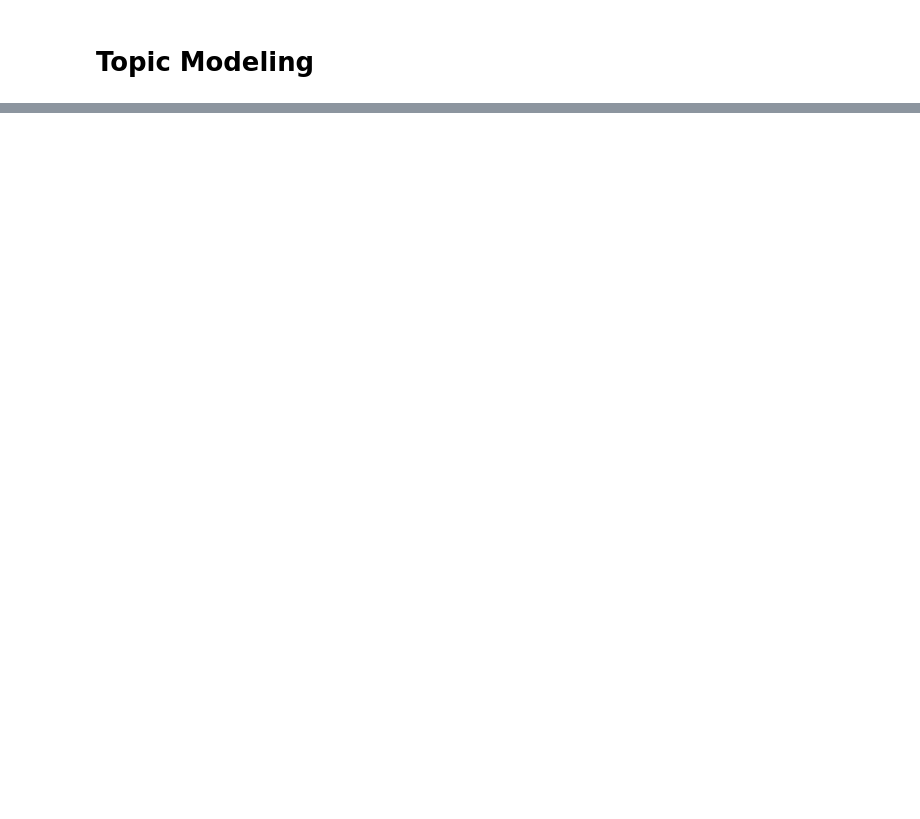
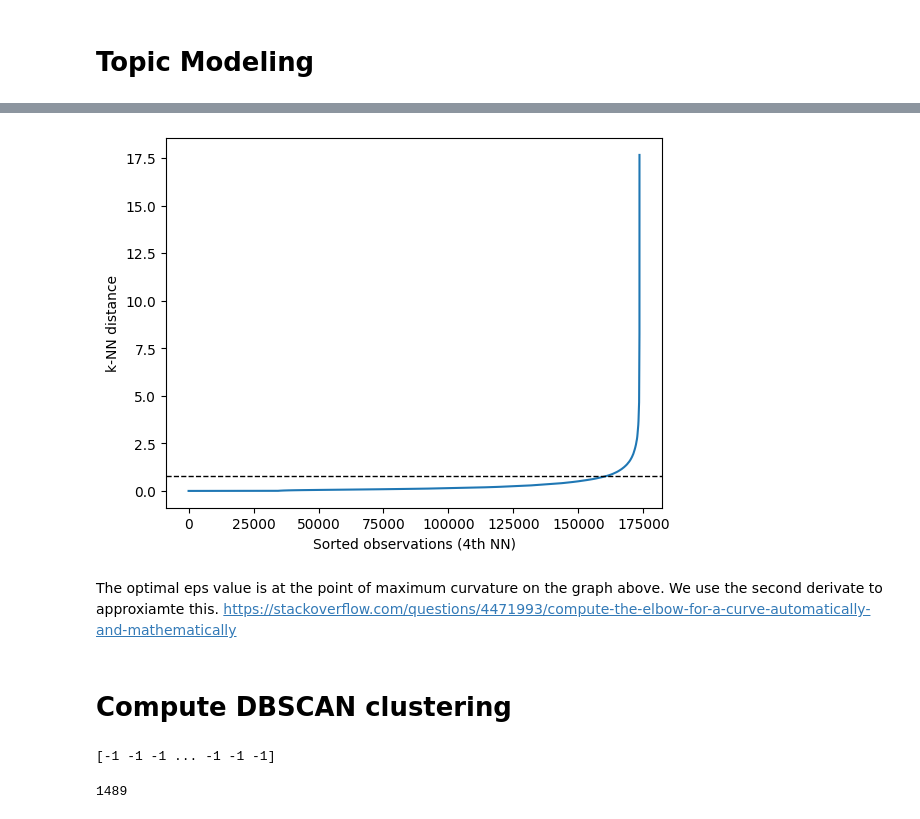
Before and after one commit to sumukhashridhar/DTU_CTDS, a Jupyter notebook: Minhashing.ipynb, the cells around one changed output, grey strips where cells are left out. Cells and saved outputs as stored; diff of their text form; code cells hidden in the pictures; blank space fills up the shorter version.

```diff
--- a/Minhashing.ipynb
+++ b/Minhashing.ipynb
@@ -304,0 +289,12 @@ plt.show()
+# %%
+cleaned_docs_cluster=[str([' '.join(clean(data))]) for data in data_content]
+# %%
+#Count Vectoriser then tidf transformer
+from sklearn.feature_extraction.text import CountVectorizer
+
+vectorizer = CountVectorizer()
+X = vectorizer.fit_transform(cleaned_docs_cluster)
+from sklearn.feature_extraction.text import TfidfTransformer
+
+transformer = TfidfTransformer(smooth_idf=False)
+tfidf = transformer.fit_transform(X)
@@ -304,0 +304,20 @@ plt.show()
+# %%
+# n_neighbors = 5 as kneighbors function returns distance of point to itself (i.e. first column will be zeros)
+nbrs = NearestNeighbors(n_neighbors=5).fit(tfidf.T)
+# Find the k-neighbors of a point
+neigh_dist, neigh_ind = nbrs.kneighbors(tfidf.T)
+# sort the neighbor distances (lengths to points) in ascending order
+# axis = 0 represents sort along first axis i.e. sort along row
+sort_neigh_dist = np.sort(neigh_dist, axis=0)
+# %%
+k_dist = sort_neigh_dist[:, 4]
+plt.plot(k_dist)
+plt.axhline(y=0.8, linewidth=1, linestyle='dashed', color='k')
+plt.ylabel("k-NN distance")
+plt.xlabel("Sorted observations (4th NN)")
+plt.show()
+# %% [output]
+[figure, added]
+# %% [markdown]
+The optimal eps value is at the point of maximum curvature on the graph above. We use the second derivate to approxiamte this.
+https://stackoverflow.com/questions/4471993/compute-the-elbow-for-a-curve-automatically-and-mathematically
@@ -304,0 +333,10 @@ plt.show()
+# %% [markdown]
+# Compute DBSCAN clustering
+# %%
+# eps = 0.8
+km = DBSCAN(eps=eps, min_samples=5)
+km.fit(tfidf)
+print(km.labels_)
+clusters = km.labels_.tolist()
+# %% [output]
+[-1 -1 -1 ... -1 -1 -1]
@@ -304,0 +345,9 @@ plt.show()
+# %%
+# count of plagirized documents
+from collections import Counter
+count = Counter(clusters)
+print("number of plagiarised articles", sum([count[item] for item in count if item!=-1])) # not counting the -1 cluster
+count_dic = dict(sorted(count.items()))
+del count_dic[-1] ## remove -1 keys
+# %% [output]
+1489
```
Also changed, not shown: parts of 50 cells of this notebook, 2 other files.
